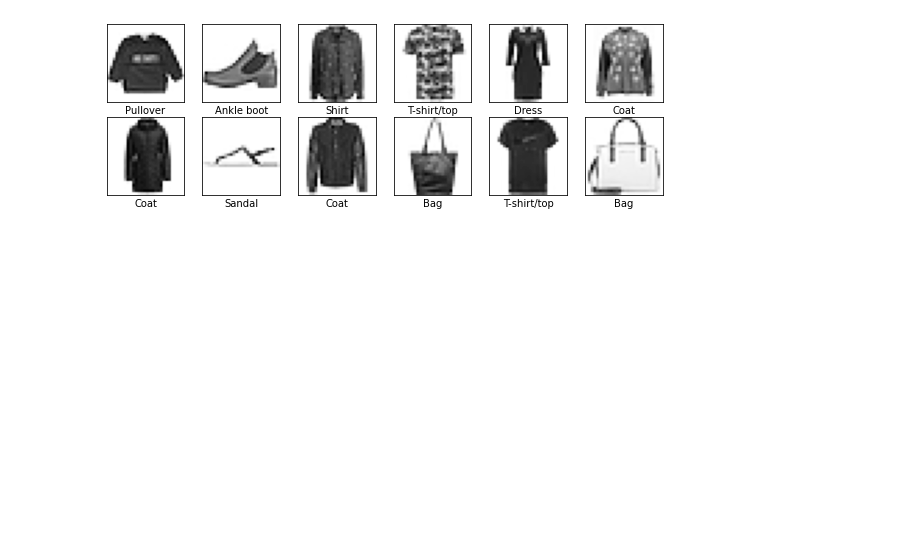
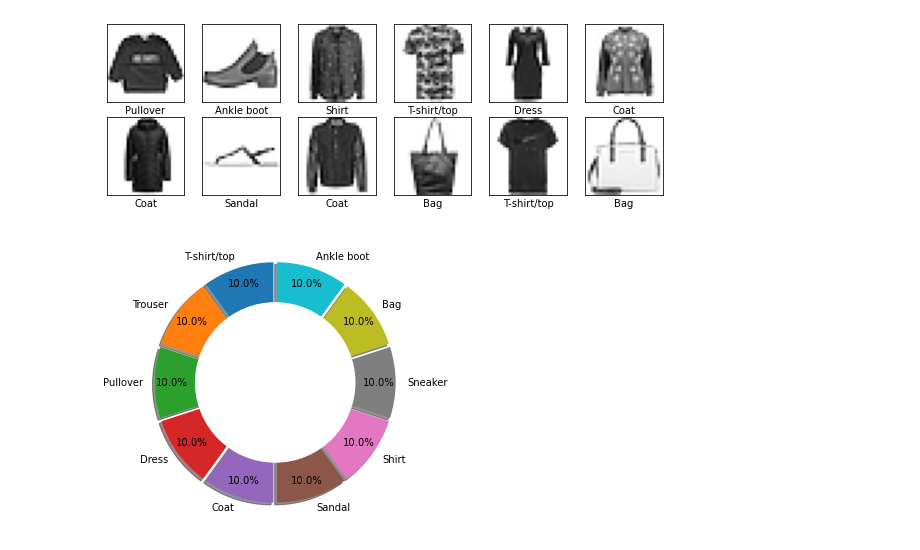
Before and after one commit to GalKoaz/Data-visualization, a Jupyter notebook: Fashion-Mnist.ipynb, the cells around one changed output. Drawn from its saved outputs; the diff is of its cells as text; code cells hidden in the pictures; blank space fills up the shorter version.

```diff
--- a/Fashion-Mnist.ipynb
+++ b/Fashion-Mnist.ipynb
@@ -91,3 +107,16 @@ for i in range(12):
 plt.show()
 # %% [output]
 [figure]
+# %%
+plt.figure(figsize = (5,5))
+#explsion
+plt.pie(df['label'].value_counts(), labels = ['T-shirt/top','Trouser','Pullover','Dress','Coat','Sandal','Shirt','Sneaker','Bag','Ankle boot'], autopct='%1.1f%%', startangle=90, pctdistance=0.85, explode = (0.05,0.05,0.05,0.05,0.05,0.05,0.05,0.05,0.05,0.05), shadow = True)
+#draw circle
+centre_circle = plt.Circle((0,0),0.70,fc='white')
+fig = plt.gcf()
+fig.gca().add_artist(centre_circle)
+# Equal aspect ratio ensures that pie is drawn as a circle
+plt.tight_layout()
+plt.show()
+# %% [output]
+[figure, added]
```
Also changed, not shown: parts of 17 cells of this notebook.
